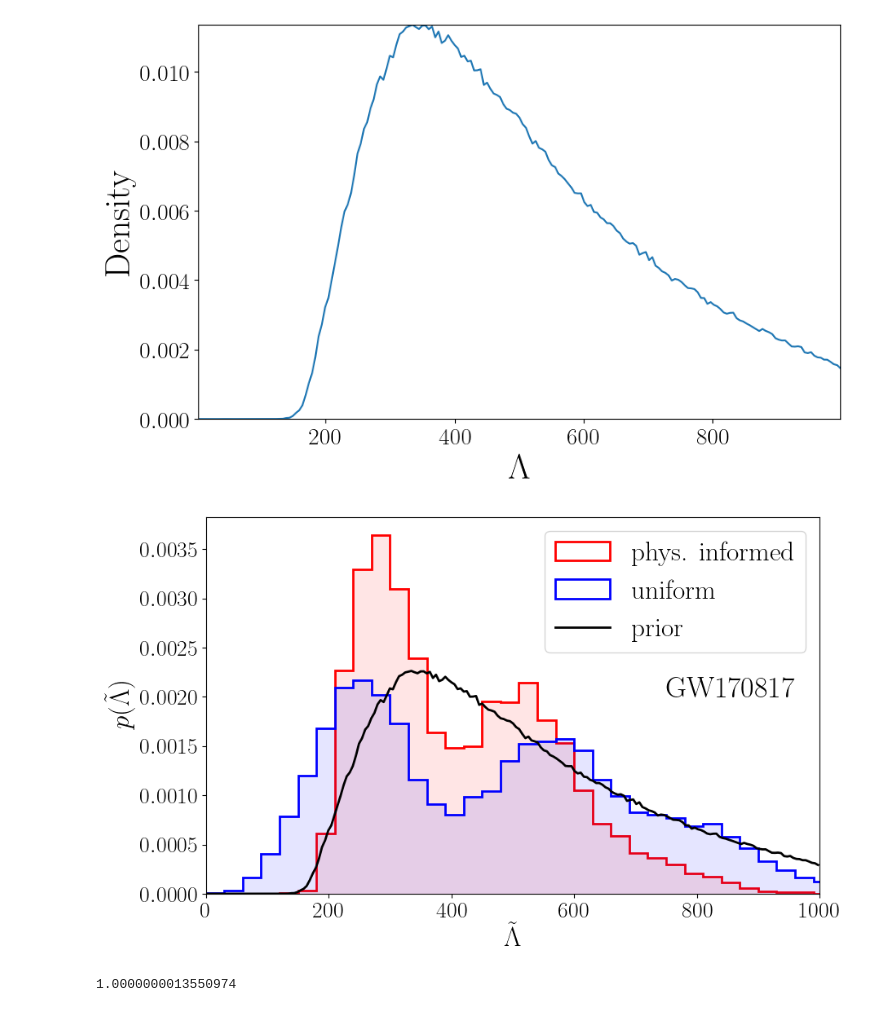
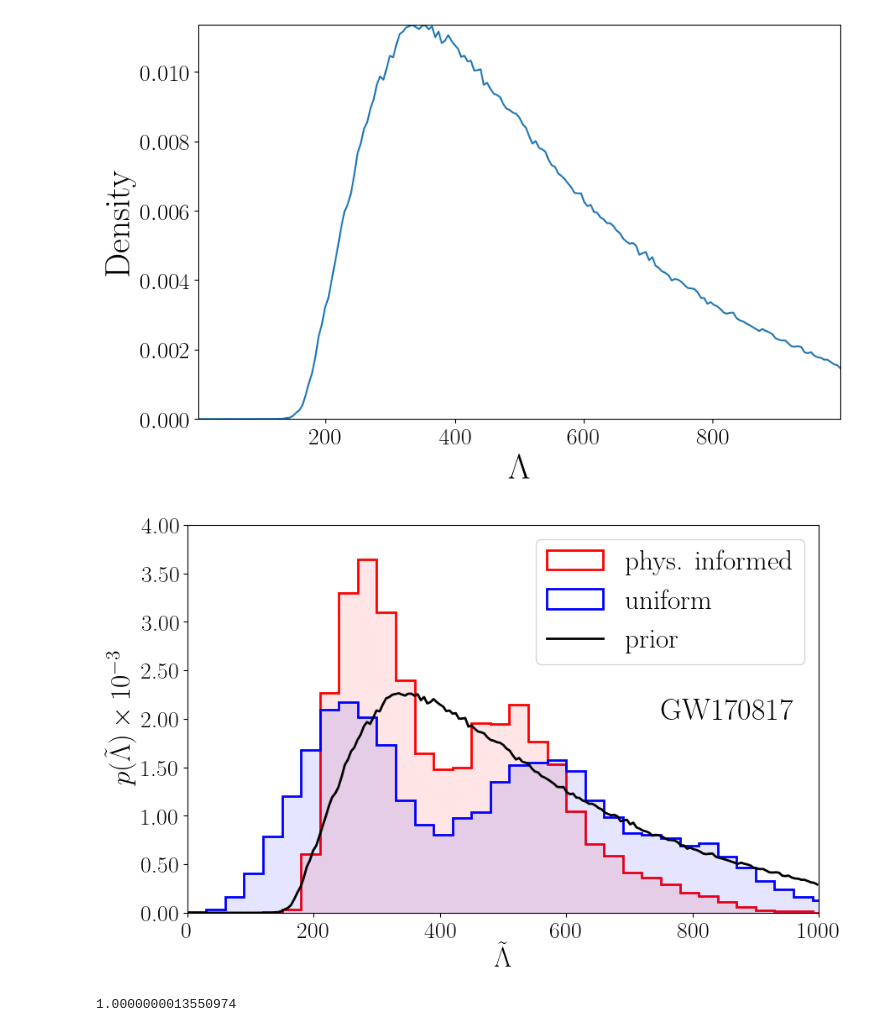
Before and after one commit to EckerChristian/MCLambdaBHNS, a Jupyter notebook: plotting_code/Fig_2_GW170817_lambda_tilde_with_prior.ipynb, the cells around one changed output. Saved outputs shown, nothing was run; the diff lists cells and outputs as text; code cells hidden in the pictures.

Commit message:
minor figure changes

```diff
--- a/plotting_code/Fig_2_GW170817_lambda_tilde_with_prior.ipynb
+++ b/plotting_code/Fig_2_GW170817_lambda_tilde_with_prior.ipynb
@@ -82,35 +82,38 @@ tides_official = official_df['lambda_tilde'].tolist()
 binwidth=30
 
 plt.hist(tides_BNS, bins=range(0, 1000 + binwidth, binwidth),density=True,histtype='step',label='phys. informed',color='red',linewidth=2.0)
 plt.hist(tides_BNS, bins=range(0, 1000 + binwidth, binwidth),density=True,histtype='step',color='red',fill=True, alpha=0.1)
 
 plt.hist(tides_official,bins=range(0, 5000 + binwidth, binwidth),density=True,histtype='step',label='uniform',color='blue',linewidth=2.0)
 plt.hist(tides_official,bins=range(0, 5000 + binwidth, binwidth),density=True,histtype='step',color='blue',fill=True, alpha=0.1)
 
 #bins=range(0, 5000 + binwidth, binwidth)
 #plt.fill_between(bins, tides_official, color='red', alpha=0.1)
 
 yy_normalized = yy / np.trapz(yy, tides_sort2)  # Normalize using the integral (area under curve = 1)
 
 #plt.plot(tides_sort2, yy_normalized, label=' BNS Prior')
 plt.plot(tides_sort2, yy_normalized, label='prior', color='black',linewidth=2.0)
 #plt.fill_between(tides_sort2, yy_normalized, color='black', alpha=0.1)
 
 plt.annotate(r'GW170817', (750,0.002), fontsize=26)
 #plt.title('BNS priors', fontsize=26)
 
 # Fix the y ticks
 plt.gca().yaxis.set_major_formatter(ScalarFormatter(useMathText=True))
 plt.gca().yaxis.get_major_formatter().set_scientific(False)
 plt.xlabel(r'$\tilde{\Lambda}$', fontsize=24)
-plt.ylabel(r'$p({\tilde{\Lambda}})$', fontsize=24)
+plt.ylabel(r'$p({\tilde{\Lambda}}) \times 10^{-3}$', fontsize=24)
+# Rescale y-axis tick values by 1e3
+ticks = plt.yticks()[0]
+plt.yticks(ticks, [f"{tick * 1e3:.2f}" for tick in ticks])
 plt.xlim(0,1000)
 plt.legend(fontsize=24)
 plt.savefig('Fig_2_GW170817_lambda_tilde_posteriors_BNS.pdf',dpi=500,bbox_inches='tight')
 plt.show()
 plt.close()
 # %% [output]
-[figure, old version]
+[figure, new version]
 # %%
 # Define the NSBH prior
 # Read in the prior
```
Also changed, not shown: 5 other files.
